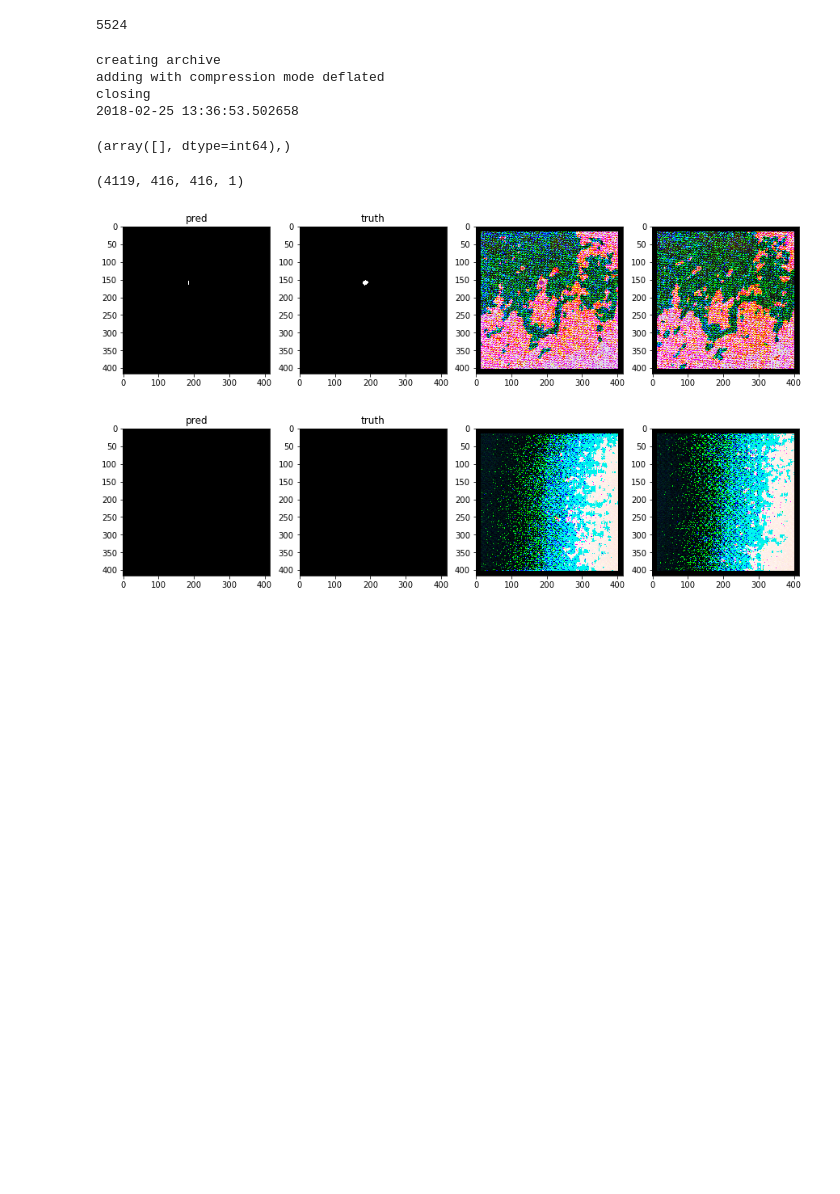
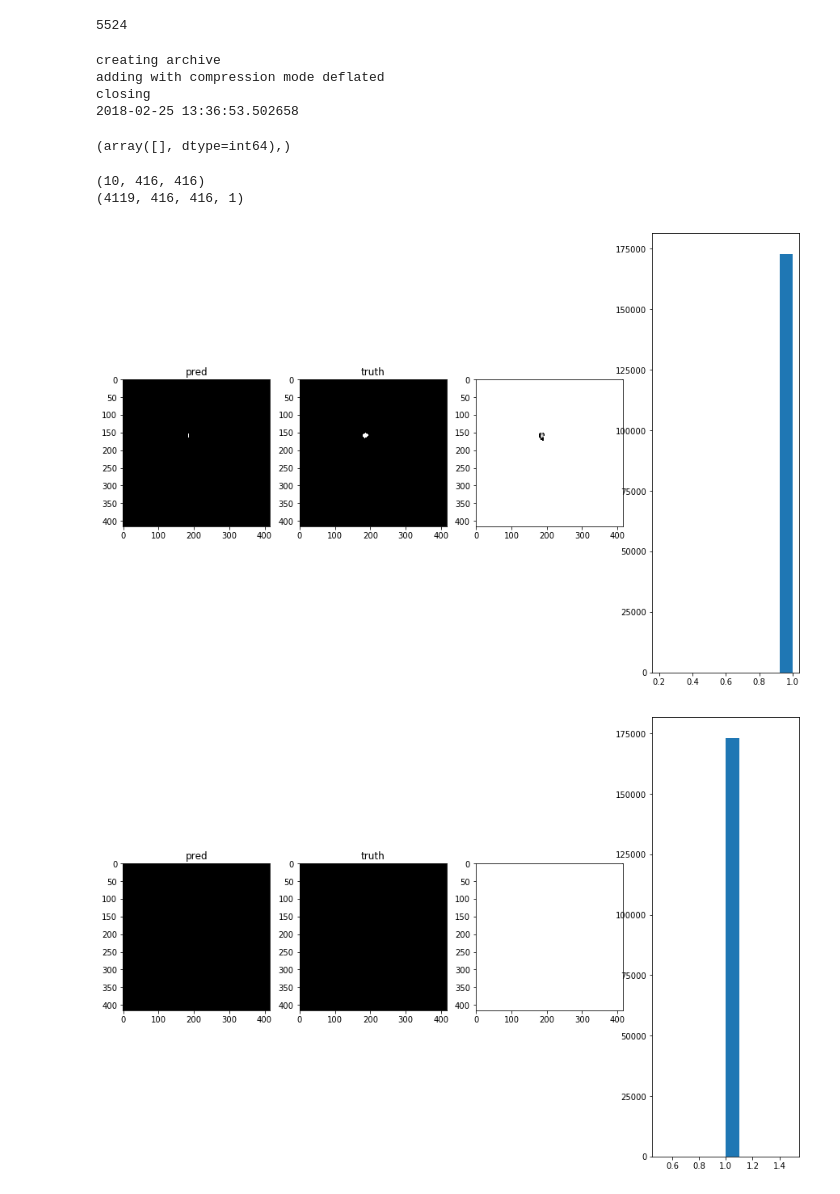
Before and after one commit to SorokinV/2018-TopCoder-Konika-Minolta, a Jupyter notebook: Jupyter/CM-V02-NET-Exp-Post-6-2.ipynb, the cells around one changed output. Drawn from its saved outputs; the diff is of its cells as text; code cells hidden in the pictures; blank space fills up the shorter version.

```diff
--- a/Jupyter/CM-V02-NET-Exp-Post-6-2.ipynb
+++ b/Jupyter/CM-V02-NET-Exp-Post-6-2.ipynb
@@ -1150,7 +1157,7 @@ if 0 :
     model10.save(filepath)
     filepath
 # %%
-if 1 :
+if 0 :
     filemodel = '../Temp/V02-6-level-X-val_f1scoreTF=0.6127-(0.7739).hdf5'
     filemodel = '../Temp/V02-6-level-1-val_f1scoreTF=0.7315-(0.9092).hdf5' # 0.763918 without red kernel=5
     filemodel = '../Temp/V02-6-level-1-val_f1scoreTF=0.7322-(0.8746).hdf5' # 0.758493 with red    kernel=5
@@ -1160,9 +1167,14 @@ if 1 :
     filemodel = '../Temp/V02-6-level-X-val_f1scoreTF=0.6402-(0.7912).hdf5'
     filemodel = '../Temp/V02-6-level-1-val_f1scoreTF=0.9982-(0.9980).hdf5'
 
+    filemodel = '../Temp/V02-6-level-1-val_f1scoreTF=0.1224-(0.1490).hdf5'
+    filemodel = '../Temp/V02-6-level-1-val_f1scoreTF=0.4748-(0.5808).hdf5'
+
     model10 = modelLoad(filemodel)
     PP      = modelPredict(model10, XX, batch_size=batch_size)
 if 1 :
     ev = model10.evaluate(x=XX[path1:path2], y=YY[path1:path2], batch_size=batch_size, verbose=0)
     print(ev)
+    ev = model10.evaluate(x=XX, y=YY, batch_size=batch_size, verbose=0)
+    print(ev)
 # %% [output]
@@ -1174,3 +1183,26 @@ ev
+# %%
+if 1 :
+    filemodel = '../Temp/V02-6-level-X-val_f1scoreTF=0.6127-(0.7739).hdf5'
+    filemodel = '../Temp/V02-6-level-1-val_f1scoreTF=0.7315-(0.9092).hdf5' # 0.763918 without red kernel=5
+    filemodel = '../Temp/V02-6-level-1-val_f1scoreTF=0.7322-(0.8746).hdf5' # 0.758493 with red    kernel=5
+    filemodel = '../Temp/V02-6-level-1-val_f1scoreTF=0.7314-(0.8880).hdf5' # 0.758042 with red    kernel=3
+    filemodel = '../Temp/V02-6-level-X-val_f1scoreTF=0.6201-(0.8606).hdf5' # 0.737716
+
+    filemodel = '../Temp/V02-6-level-X-val_f1scoreTF=0.6402-(0.7912).hdf5'
+    filemodel = '../Temp/V02-6-level-1-val_f1scoreTF=0.9982-(0.9980).hdf5'
+
+    filemodel = '../Temp/V02-6-level-1-val_f1scoreTF=0.1224-(0.1490).hdf5'
+    filemodel = '../Temp/V02-6-level-1-val_f1scoreTF=0.4748-(0.5808).hdf5'
+    filemodel = '../Temp/V02-6-level-1-val_f1scoreTF=0.5266-(0.6856).hdf5'
+
+    #model10 = modelLoad(filemodel)
+    PP      = modelPredict(model10, XX, batch_size=batch_size)
+if 1 :
+    print(datetime.datetime.now())
+    ev = model10.evaluate(x=XX[path1:path2], y=YY[path1:path2], batch_size=batch_size, verbose=0)
+    print(ev)
+    ev = model10.evaluate(x=XX, y=YY, batch_size=batch_size, verbose=0)
+    print(ev)
 # %%
 LL = range(3700,3710)
 th = 0.5
@@ -1427,24 +1459,33 @@ np.where(NN=='331')
 (array([], dtype=int64),)
 # %%
 LL = range(0,10)
+YYY= K.variable(YY[LL])
+PPP= K.variable(PP[LL])
+F1 = K.eval(F1ScorePP(YYY,PPP,th=0.5))
+print(F1.shape)
 th = 0.5
 print(PP.shape)
 for NN in LL :
     plt.figure(figsize=(15,10))
     ppp = PP[NN].reshape(PP.shape[1:-1]).copy(); ppp[ppp>=th] = 1.0; ppp[ppp<th] = 0.0;
     plt.subplot(1,4,1);  plt.imshow(ppp,'gray'); plt.title('pred')
     plt.subplot(1,4,2);  plt.imshow(YY[NN].reshape(YY.shape[1:-1]),'gray');  plt.title('truth')
-    plt.subplot(1,4,3);  plt.imshow(XX[NN,:,:,0:3]);
-    plt.subplot(1,4,4);  plt.imshow(XX[NN,:,:,3:6]);
+
+    plt.subplot(1,4,3);  plt.imshow(F1[NN,:,:],'gray');
+    plt.subplot(1,4,4);  plt.hist(F1[NN][F1[NN]>0].ravel());
+
+    #plt.subplot(1,4,3);  plt.imshow(XX[NN,:,:,0:3]);
+    #plt.subplot(1,4,4);  plt.imshow(XX[NN,:,:,3:6]);
     plt.show()
     if 0 :
         plt.figure(figsize=(15,10))
         plt.imshow(ppp,'gray'); plt.title('pred')
         plt.figure(figsize=(15,10))
         plt.imshow(XX[NN,:,:,0:3]); plt.show()
         plt.figure(figsize=(15,10))
         plt.imshow(XX[NN,:,:,3:6]); plt.show()
 # %% [output]
+(10, 416, 416)
 (4119, 416, 416, 1)
-[figure, old version]
+[figure, new version]
-[figure, old version]
+[figure, new version]
```
Also changed, not shown: parts of 9 cells of this notebook.
